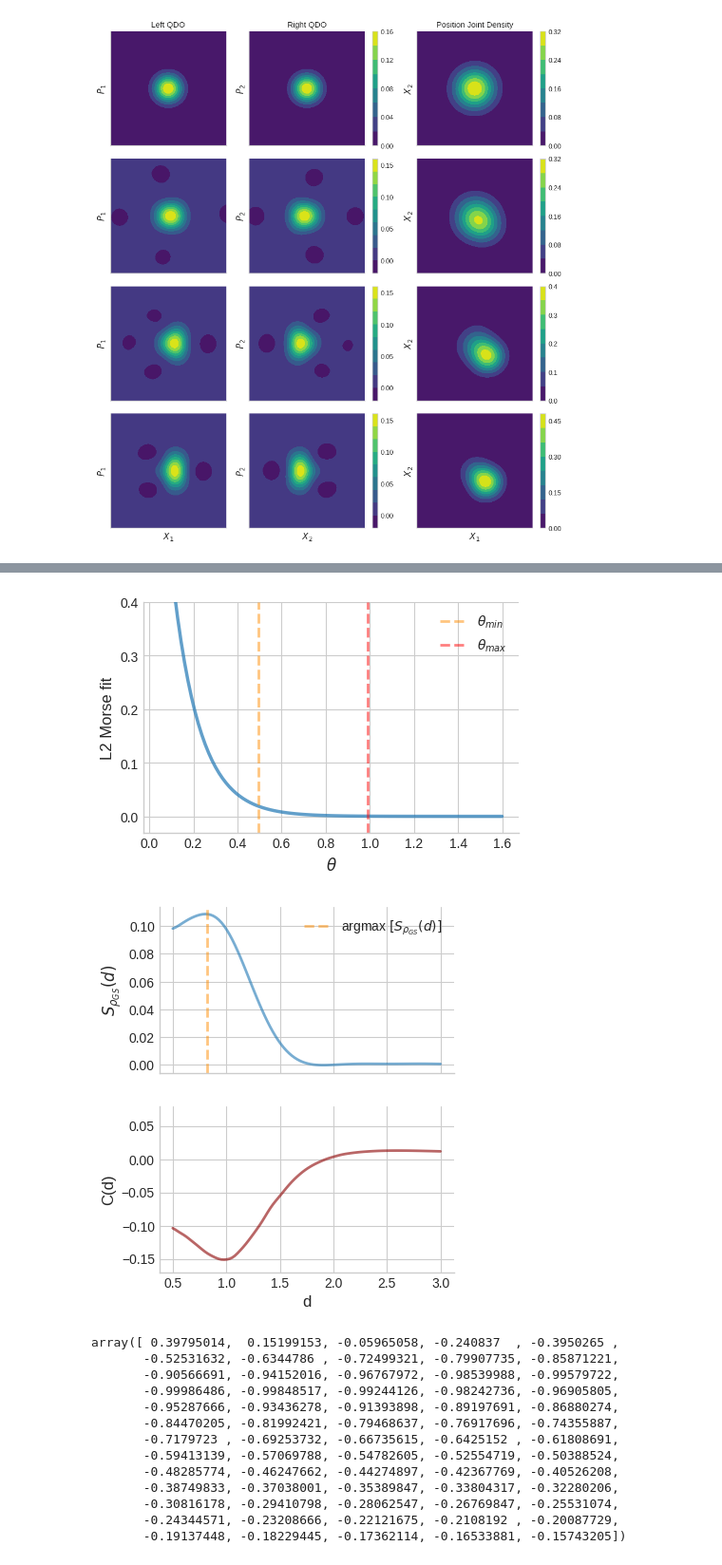
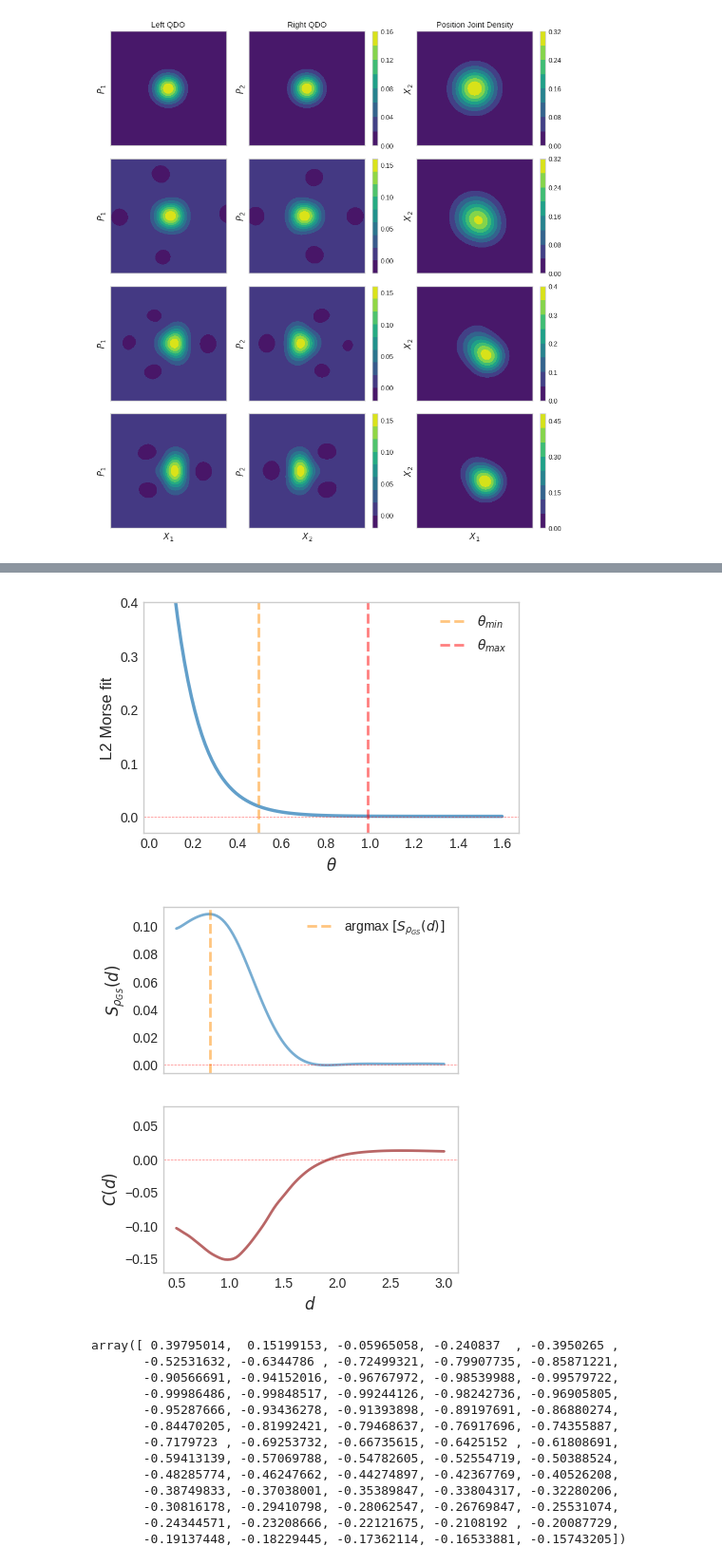
Before and after one commit to MatthieuSarkis/Long-range-intermolecular-interactions-on-a-continuous-variable-quantum-computer, a Jupyter notebook: plot_alternate.ipynb, the cells around one changed output, grey strips where cells are left out. Shown: that part at 95% size. Cells and saved outputs as stored; diff of their text form; code cells hidden in the pictures.

Commit message:
update paper

```diff
--- a/plot_alternate.ipynb
+++ b/plot_alternate.ipynb
@@ -79,8 +87,8 @@ a2=.4
 plt.style.use(['seaborn-whitegrid'])#(['Solarize_Light2'])
 # %%
 dir = 'logs/2023.02.21.13.19.23'
-save_dir = os.path.join(dir, 'plots_for_paper')
-os.makedirs(save_dir, exist_ok=True)
+plots_path = os.path.join('./latex', 'figures')
+os.makedirs(plots_path, exist_ok=True)
 res = np.load(os.path.join(dir, 'results.npy'))
 starting_distance = 0
 
@@ -390,17 +482,25 @@ line0, = axes.plot(
 line1 = axes.axvline(x=0.4960409453036515, label=r'$\theta_{min}$', c='darkorange', alpha=0.5, linestyle = 'dashed')
 line2 = axes.axvline(x=0.992081890607303, label=r'$\theta_{max}$', c='red', alpha=0.5, linestyle = 'dashed')
 
+axes.axhline(
+    y = 0.0,
+    color = 'red',
+    linestyle = '--',
+    alpha=0.5,
+    lw=0.5
+)
+
 axes.legend(handles=[line0, line1, line2])
 
 axes.set_xlabel(r'$\theta$')
 axes.set_ylabel(r'L2 Morse fit')
 axes.set_ylim(-0.03, 0.4)
-axes.grid(True)
+axes.grid(False)
 #axes.set_title('Morse fit quality as a function of the angle')
 #plt.show()
 plt.savefig(os.path.join(plots_path, 'morse_quality.pdf'), dpi=300, transparent=False, bbox_inches='tight')
 # %% [output]
-[figure, old version]
+[figure, new version]
 # %%
 angle_idx = 7
 start = startingDistance[angle_idx - 1] + 6
@@ -429,35 +529,50 @@ def plot_entropy(
         #linewidth=2
     )
 
     line1, = axes[1].plot(
         np.linspace(0.5, 3.0, 100),
         [correlation_fit(r) for r in np.linspace(0.5, 3.0, 100)],
         c='darkred',
         alpha=0.6,
         #label='Correlation coefficients',
         linewidth=2
     )
 
     #axes[0].set_xlabel(r'$d$')
     axes[0].set_ylabel(r'$S_{\rho_{GS}}(d)$')
-    axes[0].grid(True)
+    axes[0].grid(False)
     #axes.set_title('Entanglement entropy')
 
     line2 = axes[0].axvline(x=0.81758794, label=r'argmax $[S_{\rho_{GS}}(d)]$', linestyle = 'dashed', color = 'darkorange', alpha=0.5)
     axes[0].legend(handles=[line0, line2])
 
     axes[1].legend(handles=[line1])
-    axes[1].set_xlabel(r'd')
-    axes[1].set_ylabel(r'C(d)')
+    axes[1].set_xlabel(r'$d$')
+    axes[1].set_ylabel(r'$C(d)$')
     axes[1].set_ylim(-0.17, 0.08)
-    axes[1].grid(True)
+    axes[1].grid(False)
 
+    axes[0].axhline(
+        y = 0.0,
+        color = 'red',
+        linestyle = '--',
+        alpha=0.5,
+        lw=0.5
+    )
+
+    axes[1].axhline(
+        y = 0.0,
+        color = 'red',
+        linestyle = '--',
+        alpha=0.5,
+        lw=0.5
+    )
 
     plt.savefig(os.path.join(plots_path, 'entropy_correlation.pdf'), dpi=300, transparent=False, bbox_inches='tight')
 
 plot_entropy(
     distance_array=distances[start:],
     entropy_array=entropy_array[angle_idx, start:]
 )
 # %% [output]
-[figure, old version]
+[figure, new version]
```
Also changed, not shown: parts of 5 cells of this notebook, 13 other files.
